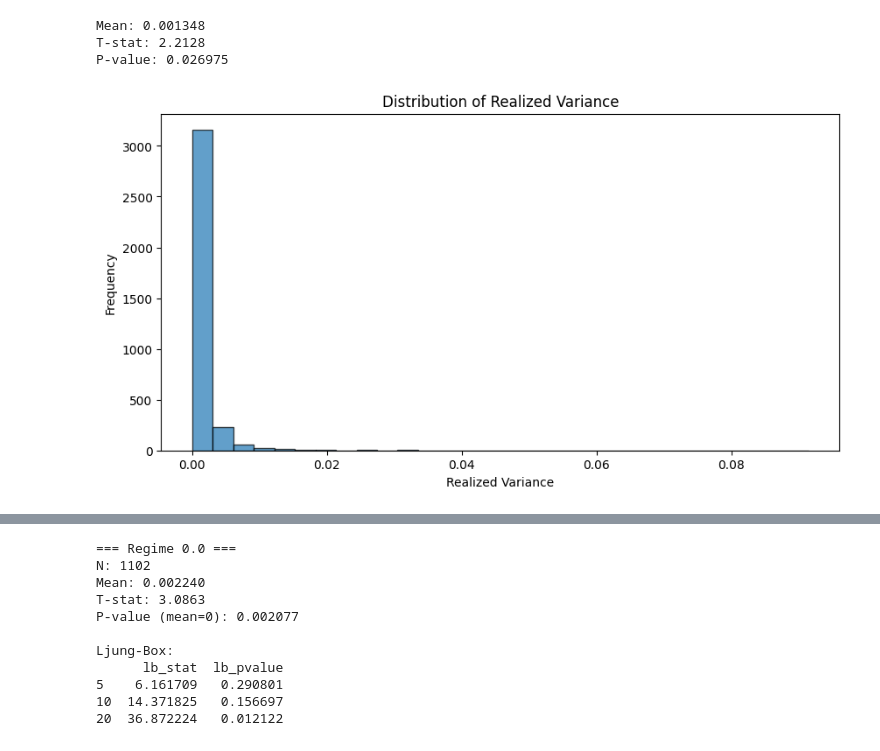
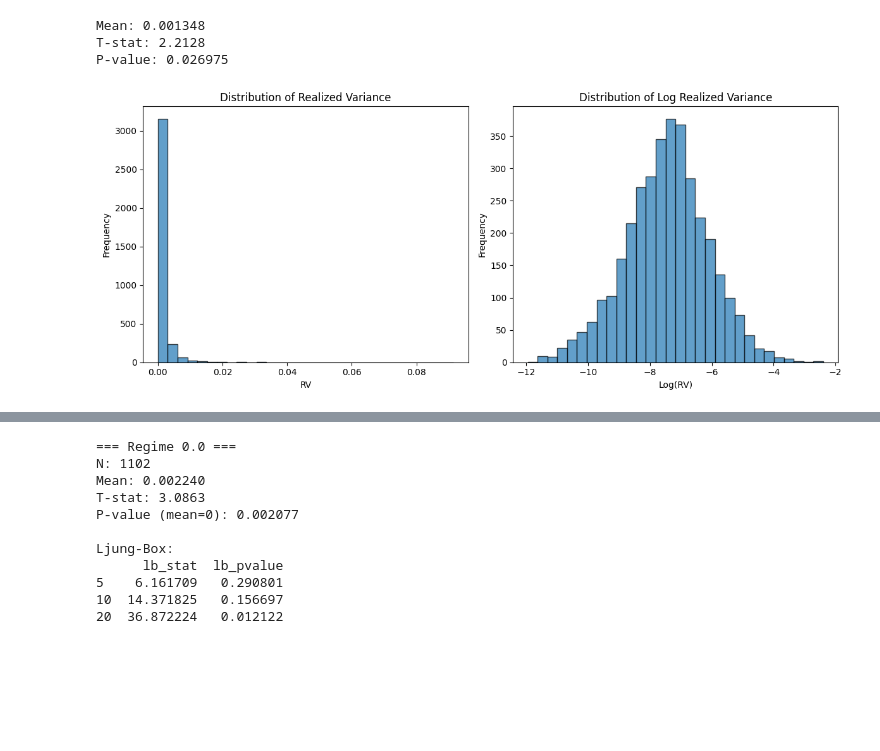
Before and after one commit to Therulow/DSE4211-GRP13, a Jupyter notebook: data/covariate_test.ipynb, the cells around one changed output, grey strips where cells are left out. Drawn from its saved outputs; the diff is of its cells as text; code cells hidden in the pictures; blank space fills up the shorter version.

Commit message:
improve distribution of var/log var plots for report

```diff
--- a/data/covariate_test.ipynb
+++ b/data/covariate_test.ipynb
@@ -65,13 +66,23 @@ Mean: 0.001348
 T-stat: 2.2128
 P-value: 0.026975
 # %%
-# plot realized variance distribution
+plt.figure(figsize=(12, 5))
 
-plt.figure(figsize=(10, 5))
+# realized variance distribution
+plt.subplot(1, 2, 1)
 plt.hist(df['realized_variance'], bins=30, edgecolor='k', alpha=0.7)
 plt.title('Distribution of Realized Variance')
-plt.xlabel('Realized Variance')
+plt.xlabel('RV')
 plt.ylabel('Frequency')
+
+# log rv distribution
+plt.subplot(1, 2, 2)
+plt.hist(np.log(df['realized_variance'] + 1e-8), bins=30, edgecolor='k', alpha=0.7)
+plt.title('Distribution of Log Realized Variance')
+plt.xlabel('Log(RV)')
+plt.ylabel('Frequency')
+
+plt.tight_layout()
 plt.show()
 # %% [output]
-[figure, old version]
+[figure, new version]
```
Also changed, not shown: parts of 2 cells of this notebook.
